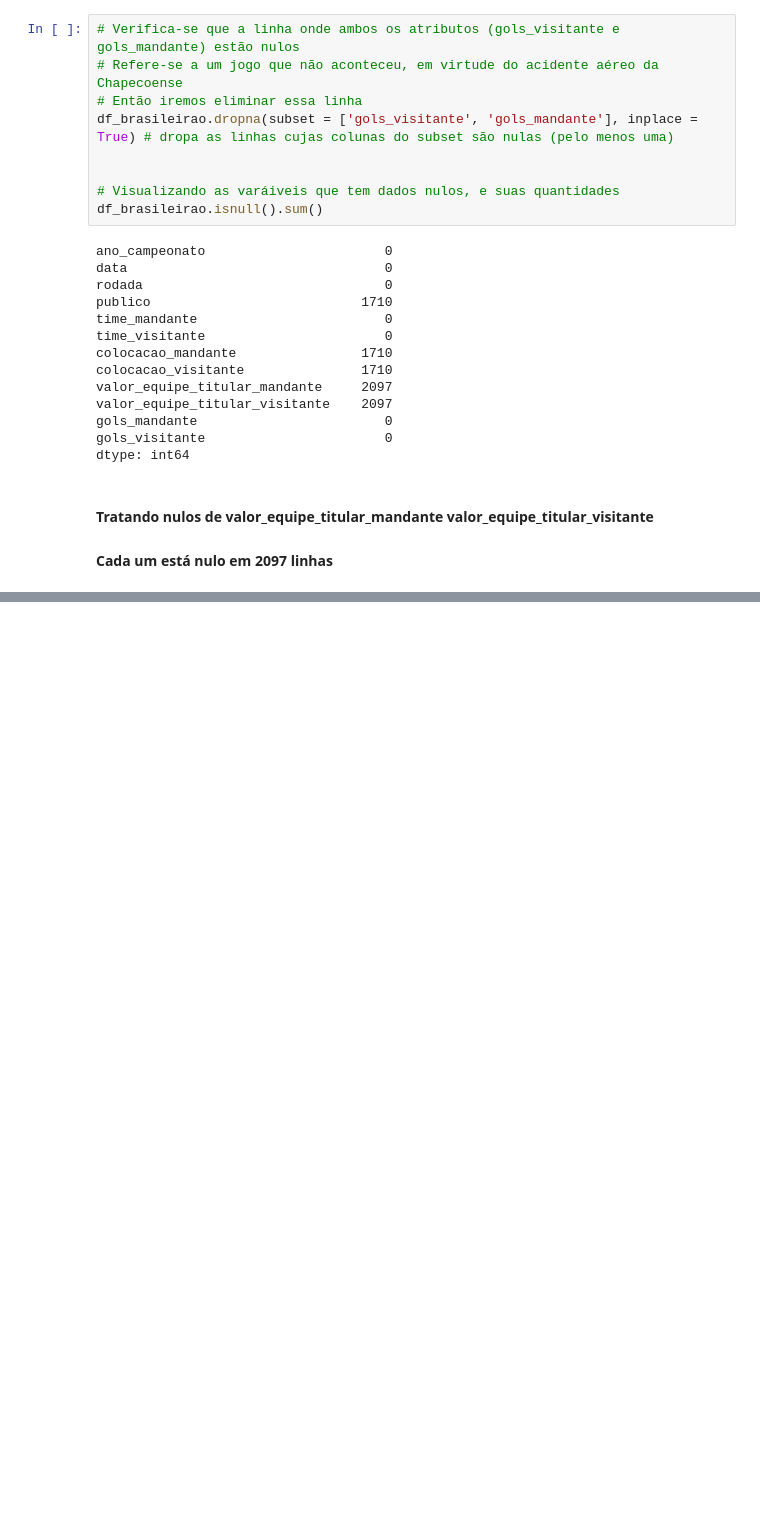
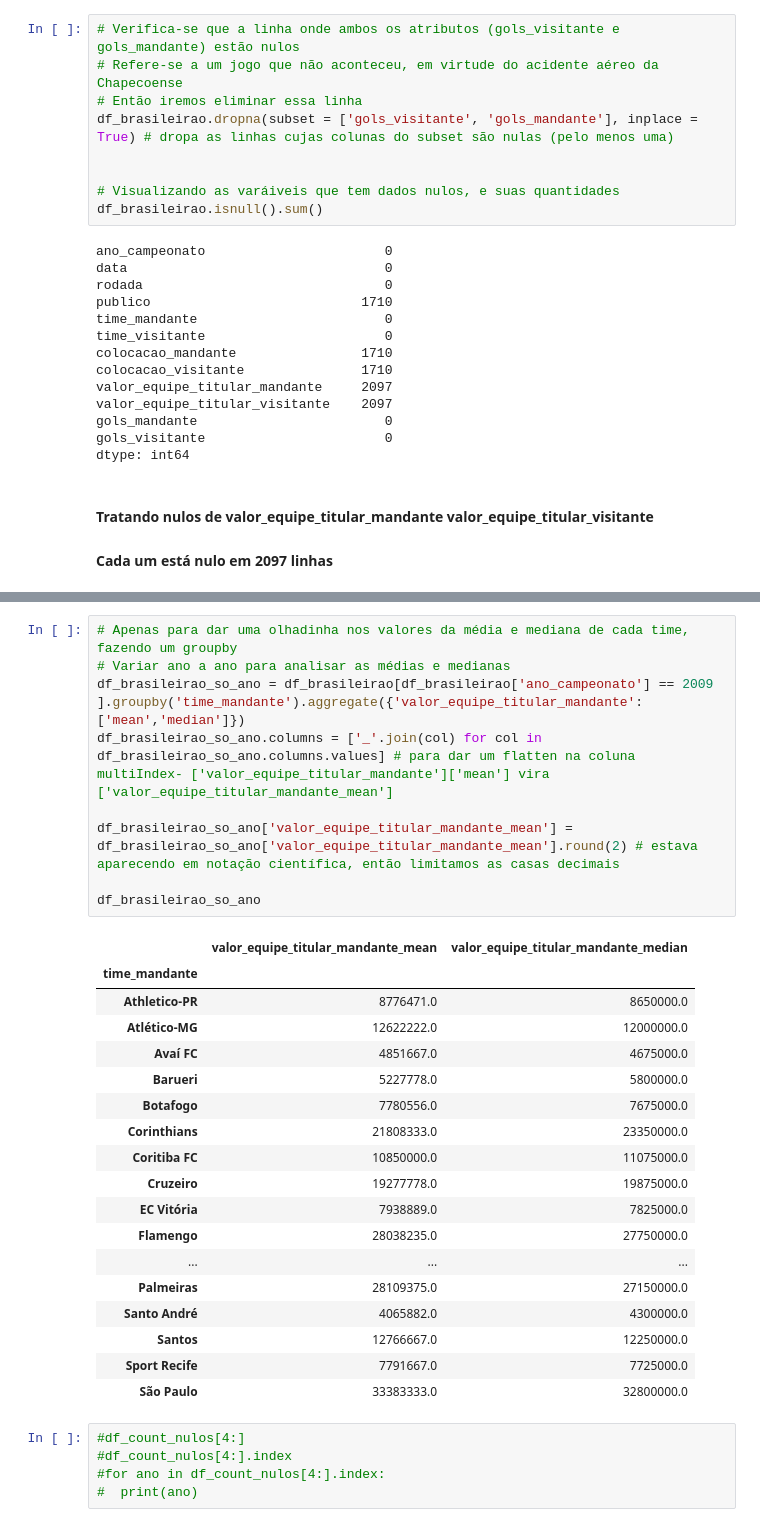
Before and after one commit to salomaofreitasjr/TCC_PUC_MINAS_POS_CIENCIA_DE_DADOS_2023, a Jupyter notebook: Projeto Python/02 - Preparação de Dados.ipynb, the cells around one changed output, grey strips where cells are left out. Cells and saved outputs as stored; diff of their text form; blank space fills up the shorter version.

```diff
--- a/Projeto Python/02 - Preparação de Dados.ipynb
+++ b/Projeto Python/02 - Preparação de Dados.ipynb
@@ -600,0 +613,33 @@ df_ano.shape
+# %%
+# Apenas para dar uma olhadinha nos valores da média e mediana de cada time, fazendo um groupby
+# Variar ano a ano para analisar as médias e medianas
+df_brasileirao_so_ano = df_brasileirao[df_brasileirao['ano_campeonato'] == 2009 ].groupby('time_mandante').aggregate({'valor_equipe_titular_mandante': ['mean','median']})
+df_brasileirao_so_ano.columns = ['_'.join(col) for col in df_brasileirao_so_ano.columns.values] # para dar um flatten na coluna multiIndex- ['valor_equipe_titular_mandante']['mean'] vira ['valor_equipe_titular_mandante_mean']
+
+df_brasileirao_so_ano['valor_equipe_titular_mandante_mean'] = df_brasileirao_so_ano['valor_equipe_titular_mandante_mean'].round(2) # estava aparecendo em notação científica, então limitamos as casas decimais
+
+df_brasileirao_so_ano
+# %% [output]
+|  | valor_equipe_titular_mandante_mean | valor_equipe_titular_mandante_median |
+| time_mandante |  |  |
+| Athletico-PR | 8776471.0 | 8650000.0 |
+| Atlético-MG | 12622222.0 | 12000000.0 |
+| Avaí FC | 4851667.0 | 4675000.0 |
+| Barueri | 5227778.0 | 5800000.0 |
+| Botafogo | 7780556.0 | 7675000.0 |
+| Corinthians | 21808333.0 | 23350000.0 |
+| Coritiba FC | 10850000.0 | 11075000.0 |
+| Cruzeiro | 19277778.0 | 19875000.0 |
+| EC Vitória | 7938889.0 | 7825000.0 |
+| Flamengo | 28038235.0 | 27750000.0 |
+| ... | ... | ... |
+| Palmeiras | 28109375.0 | 27150000.0 |
+| Santo André | 4065882.0 | 4300000.0 |
+| Santos | 12766667.0 | 12250000.0 |
+| Sport Recife | 7791667.0 | 7725000.0 |
+| São Paulo | 33383333.0 | 32800000.0 |
+# %%
+#df_count_nulos[4:]
+#df_count_nulos[4:].index
+#for ano in df_count_nulos[4:].index:
+#  print(ano)
```
Also changed, not shown: parts of 10 cells of this notebook.
